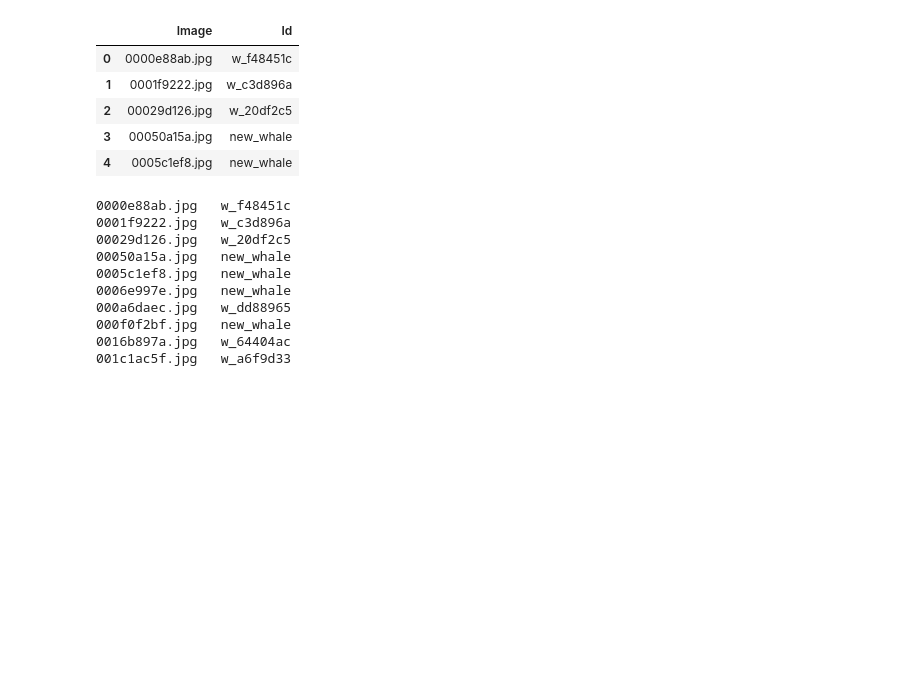
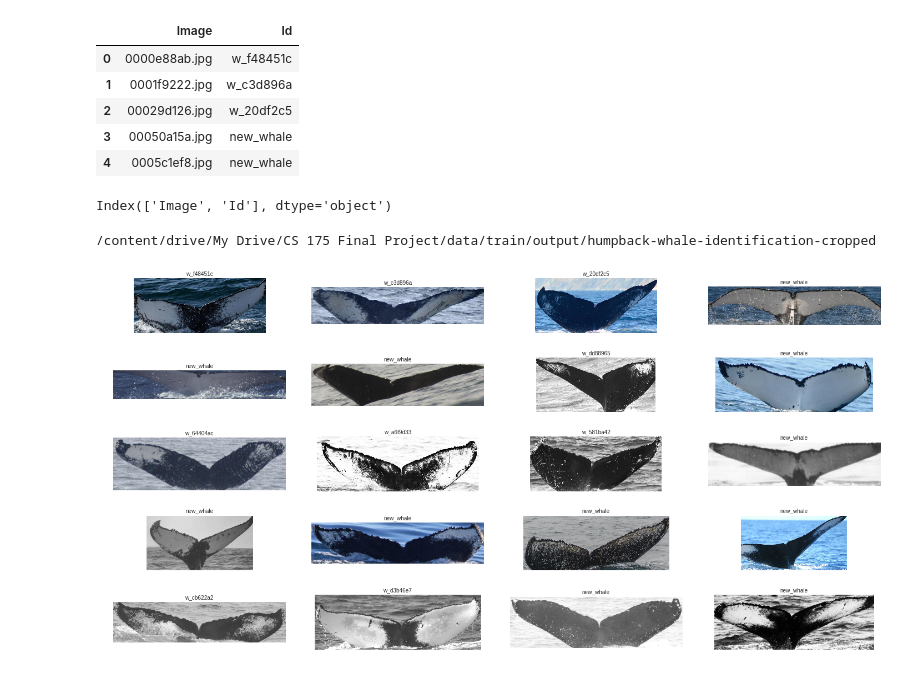
Before and after one commit to SabtheCrab/CS-175-Final-Project, a Jupyter notebook: CS175_project.ipynb, the cells around one changed output. Saved outputs shown, nothing was run; the diff lists cells and outputs as text; code cells hidden in the pictures; blank space fills up the shorter version.

```diff
--- a/CS175_project.ipynb
+++ b/CS175_project.ipynb
@@ -40,6 +55,7 @@ import torch.optim as optim
 from torch.autograd import Variable
 from torch.utils.data import DataLoader
 from torch.utils.data import sampler
+from keras.preprocessing import image
 
 import torchvision.datasets as dset
 import torchvision.transforms as T
@@ -49,8 +65,10 @@ import numpy as np
 import timeit
 
 import pandas as pd
-d = pd.read_csv('train.csv')
-d.head()
+
+
+df = pd.read_csv('train.csv')
+df.head()
 # %% [output]
 |  | Image | Id |
 | 0 | 0000e88ab.jpg | w_f48451c |
@@ -58,21 +76,30 @@ d.head()
 | 2 | 00029d126.jpg | w_20df2c5 |
 | 3 | 00050a15a.jpg | new_whale |
 | 4 | 0005c1ef8.jpg | new_whale |
-# %%
-trainDict = {}
-for row, axis in enumerate(d.iterrows()):
-  _, (img, id) = axis
-  trainDict[img] = id
-  if (row < 10):
-    print(img, trainDict[img], sep='\t')
-# %% [output]
-0000e88ab.jpg   w_f48451c
-0001f9222.jpg   w_c3d896a
-00029d126.jpg   w_20df2c5
-00050a15a.jpg   new_whale
-0005c1ef8.jpg   new_whale
-0006e997e.jpg   new_whale
-000a6daec.jpg   w_dd88965
-000f0f2bf.jpg   new_whale
-0016b897a.jpg   w_64404ac
-001c1ac5f.jpg   w_a6f9d33
+# %%
+df.columns
+# %% [output]
+Index(['Image', 'Id'], dtype='object')
+# %%
+#credit to: https://github.com/AdityaSidharta/kaggle_humpback_whale/blob/master/humpback_whale.ipynb for plot_images function
+def plot_images(filenames, table_size, labels = '', traintest = 'train'):
+    imgs_filename = [traintest + '/' + str(filename) for filename in filenames]
+    imgs = [plt.imread(filename) for filename in imgs_filename]
+    figure = plt.figure(figsize=(20, 10))
+    rows, cols = table_size
+    for i in range(len(imgs)):
+        subplot = figure.add_subplot(rows, cols, i + 1)
+        subplot.axis('Off')
+        if not np.all(labels == ''):
+            subplot.set_title(labels[i], fontsize=10)
+        subplot.imshow(imgs[i], cmap='gray')
+    plt.tight_layout()
+    plt.show()
+# %%
+#showing random whale images to make sure i loaded in the data properly
+%cd /content/drive/My\ Drive/CS\ 175\ Final\ Project/data/train/output/humpback-whale-identification-cropped/
+
+plot_images(df.Image[:20], (5,4) ,df.Id[:20], 'train')
+# %% [output]
+/content/drive/My Drive/CS 175 Final Project/data/train/output/humpback-whale-identification-cropped
+[figure, added]
```
Also changed, not shown: parts of 15 cells of this notebook.
